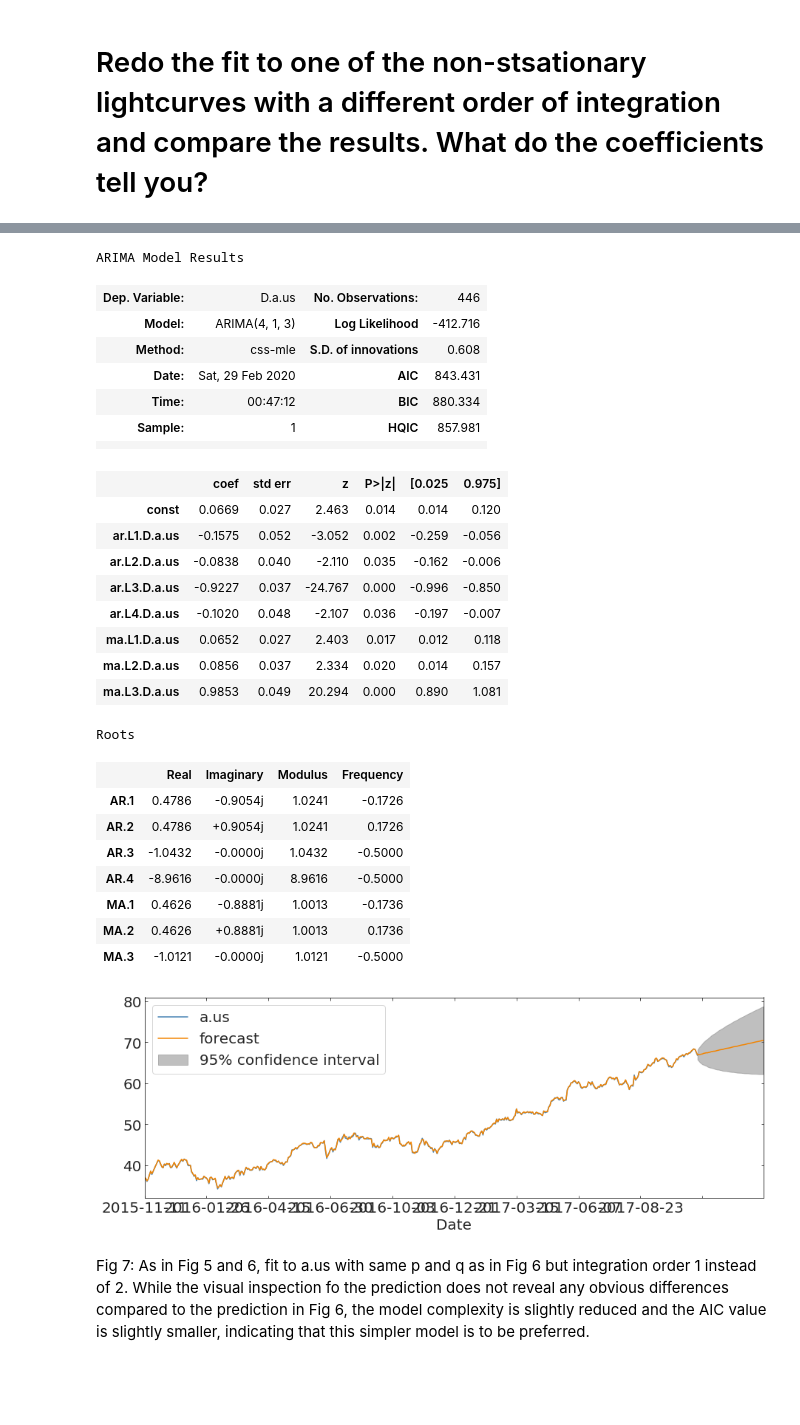
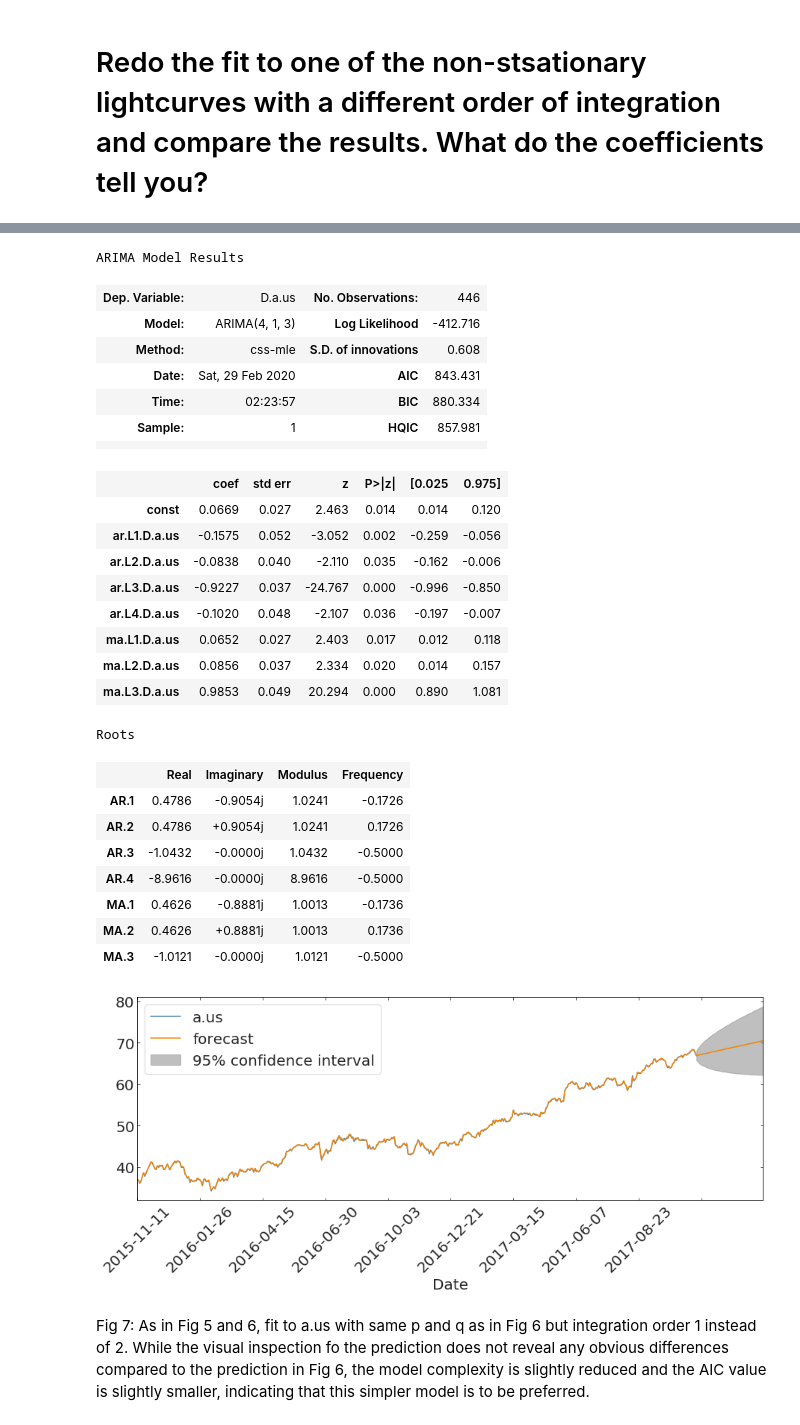
Before and after one commit to xiaolng/DSPS_FBianco, a Jupyter notebook: HW2/ARIMA_solution.ipynb, the cells around one changed output, grey strips where cells are left out. Cells and saved outputs as stored; diff of their text form; code cells hidden in the pictures; blank space fills up the shorter version.

````diff
--- a/HW2/ARIMA_solution.ipynb
+++ b/HW2/ARIMA_solution.ipynb
@@ -266,8 +276,6 @@ See https://github.com/fedhere/A-Data-Driven-Evaluation-of-Delays-in-Criminal-Pr
 ## 1 Fit the model for a variety of parameters. You can run a nested loop to iterate over a range of p and q parameters
 ## 2. record the aic score for each fit
 ## 3. Find the best parameters to fit this time series with the AIC minimization criterion. For each model, after you fit it to the data, you can get the value of the AIC as ```model.aic```
-# %%
-tss.index = pd.to_datetime(tss.index)#[['aame.us']]
 # %%
 aics_st = np.zeros((5,5))
 for p in range(5):
@@ -467,7 +449,7 @@ ARIMA Model Results
 | Model: | ARIMA(4, 1, 3) | Log Likelihood | -412.716 |
 | Method: | css-mle | S.D. of innovations | 0.608 |
 | Date: | Sat, 29 Feb 2020 | AIC | 843.431 |
-| Time: | 00:47:12 | BIC | 880.334 |
+| Time: | 02:23:57 | BIC | 880.334 |
 | Sample: | 1 | HQIC | 857.981 |
 |  |  |  |  |
 |  | coef | std err | z | P>|z| | [0.025 | 0.975] |
@@ -491,8 +473,9 @@ Roots
 # %%
 ax = tss[lcs[1]].plot(figsize=(15,5))
 mod = sm.tsa.ARIMA(tss[lcs[1]], (4,1,3)).fit()
 mod.plot_predict(end=500, plot_insample=False, ax=ax);
+ax.set_xticklabels(ax.get_xticklabels(), rotation=45);
 # %% [output]
-[figure, old version]
+[figure, new version]
 # %% [markdown]
 Fig 7: As in Fig 5 and 6, fit to a.us with same p and q as in Fig 6 but integration order 1 instead of 2. While the visual inspection fo the prediction does not reveal any obvious differences compared to the prediction in Fig 6, the model complexity is slightly reduced and the AIC value is slightly smaller, indicating that this simpler model is to be preferred.
````
Also changed, not shown: parts of 18 cells of this notebook.
